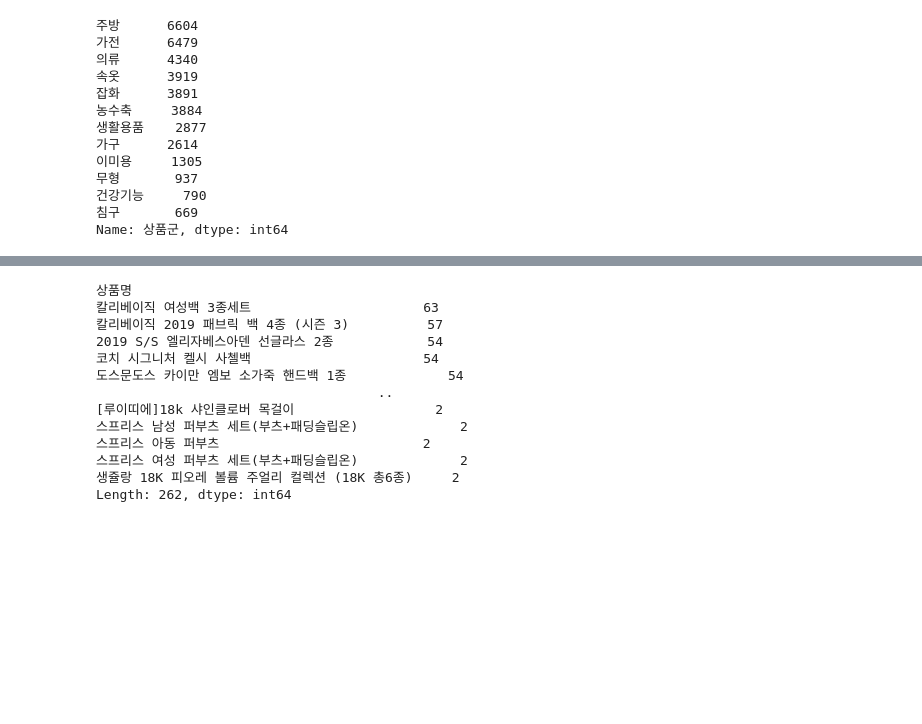
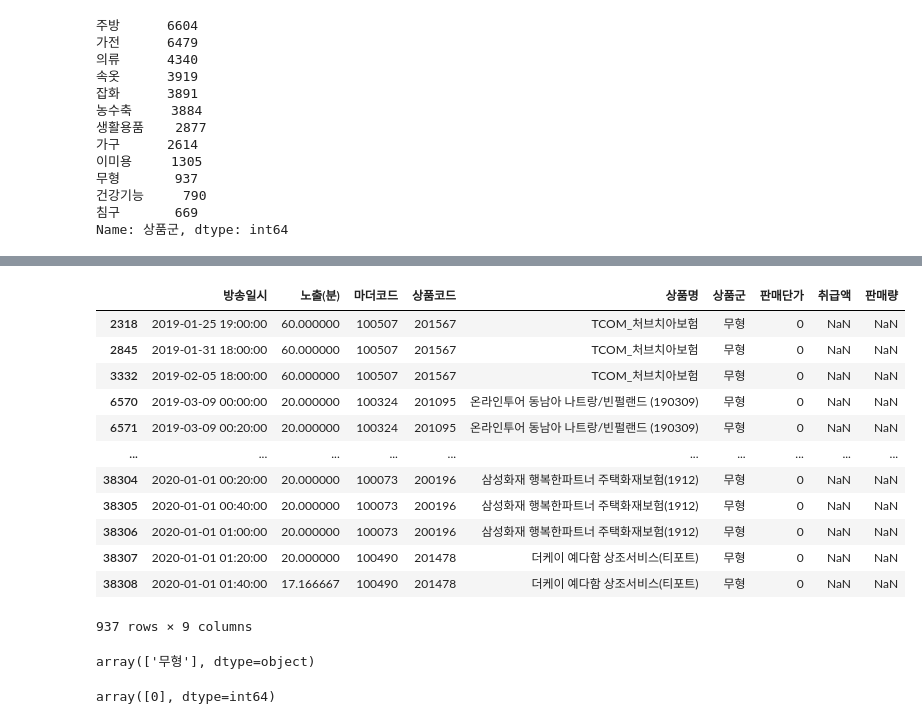
Before and after one commit to hyedus/2020Bigcontest, a Jupyter notebook: 데이터확인.ipynb, the cells around one changed output, grey strips where cells are left out. Drawn from its saved outputs; the diff is of its cells as text; code cells hidden in the pictures; blank space fills up the shorter version.

```diff
--- a/데이터확인.ipynb
+++ b/데이터확인.ipynb
@@ -188,16 +143,25 @@ Name: 상품군, dtype: int64
+# %%
+nocost
+# %% [output]
+|  | 방송일시 | 노출(분) | 마더코드 | 상품코드 | 상품명 | 상품군 | 판매단가 | 취급액 | 판매량 |
+| 2318 | 2019-01-25 19:00:00 | 60.000000 | 100507 | 201567 | TCOM_처브치아보험 | 무형 | 0 | NaN | NaN |
+| 2845 | 2019-01-31 18:00:00 | 60.000000 | 100507 | 201567 | TCOM_처브치아보험 | 무형 | 0 | NaN | NaN |
+| 3332 | 2019-02-05 18:00:00 | 60.000000 | 100507 | 201567 | TCOM_처브치아보험 | 무형 | 0 | NaN | NaN |
+| 6570 | 2019-03-09 00:00:00 | 20.000000 | 100324 | 201095 | 온라인투어 동남아 나트랑/빈펄랜드 (190309) | 무형 | 0 | NaN | NaN |
+| 6571 | 2019-03-09 00:20:00 | 20.000000 | 100324 | 201095 | 온라인투어 동남아 나트랑/빈펄랜드 (190309) | 무형 | 0 | NaN | NaN |
+| ... | ... | ... | ... | ... | ... | ... | ... | ... | ... |
+| 38304 | 2020-01-01 00:20:00 | 20.000000 | 100073 | 200196 | 삼성화재 행복한파트너 주택화재보험(1912) | 무형 | 0 | NaN | NaN |
+| 38305 | 2020-01-01 00:40:00 | 20.000000 | 100073 | 200196 | 삼성화재 행복한파트너 주택화재보험(1912) | 무형 | 0 | NaN | NaN |
+| 38306 | 2020-01-01 01:00:00 | 20.000000 | 100073 | 200196 | 삼성화재 행복한파트너 주택화재보험(1912) | 무형 | 0 | NaN | NaN |
+| 38307 | 2020-01-01 01:20:00 | 20.000000 | 100490 | 201478 | 더케이 예다함 상조서비스(티포트) | 무형 | 0 | NaN | NaN |
+| 38308 | 2020-01-01 01:40:00 | 17.166667 | 100490 | 201478 | 더케이 예다함 상조서비스(티포트) | 무형 | 0 | NaN | NaN |
+937 rows × 9 columns
+# %%
+nocost = df[df['취급액'].isna()]
+nocost["상품군"].unique()
+# %% [output]
+array(['무형'], dtype=object)
 # %%
-df[df["상품군"]=="잡화"][['상품명']].value_counts()
+df[df["상품군"]=="무형"]["판매단가"].unique()
 # %% [output]
-상품명
-칼리베이직 여성백 3종세트                      63
-칼리베이직 2019 패브릭 백 4종 (시즌 3)          57
-2019 S/S 엘리자베스아덴 선글라스 2종            54
-코치 시그니처 켈시 사첼백                      54
-도스문도스 카이만 엠보 소가죽 핸드백 1종             54
-                                    ..
-[루이띠에]18k 샤인클로버 목걸이                  2
-스프리스 남성 퍼부츠 세트(부츠+패딩슬립온)             2
-스프리스 아동 퍼부츠                          2
-스프리스 여성 퍼부츠 세트(부츠+패딩슬립온)             2
-생쥴랑 18K 피오레 볼륨 주얼리 컬렉션 (18K 총6종)     2
-Length: 262, dtype: int64
+array([0], dtype=int64)
```
Also changed, not shown: parts of 32 cells of this notebook.
